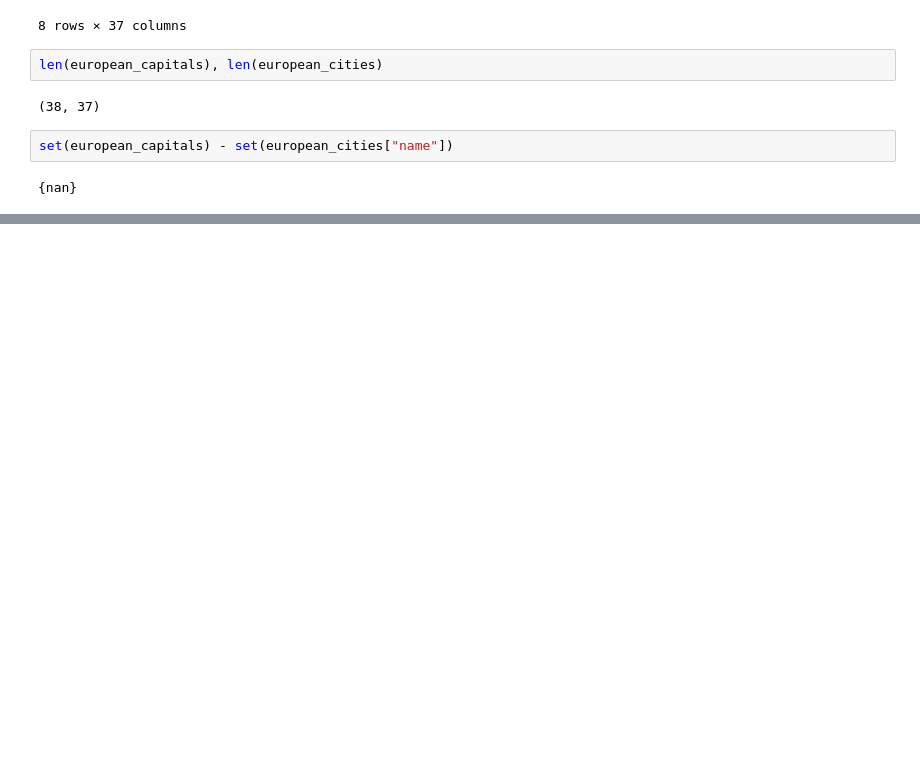
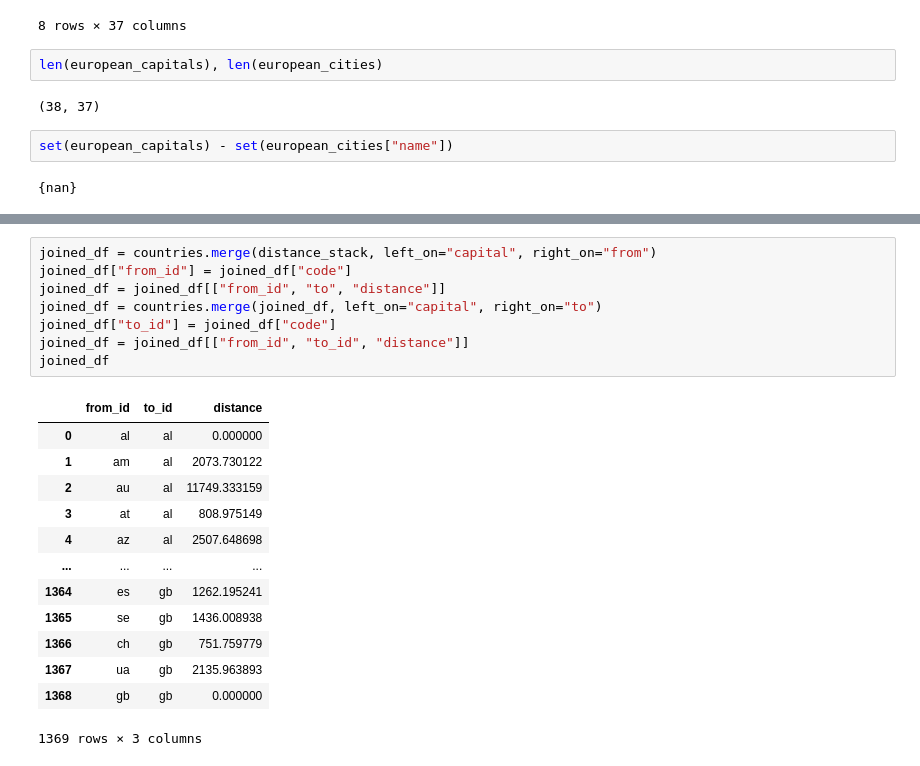
Before and after one commit to kluedemann/eurovision-voting-analysis, a Jupyter notebook: eurovision_distances.ipynb, the cells around one changed output, grey strips where cells are left out. Drawn from its saved outputs; the diff is of its cells as text; blank space fills up the shorter version.

```diff
--- a/eurovision_distances.ipynb
+++ b/eurovision_distances.ipynb
@@ -82,0 +175,22 @@ set(european_capitals) - set(european_cities["name"])
+# %%
+joined_df = countries.merge(distance_stack, left_on="capital", right_on="from")
+joined_df["from_id"] = joined_df["code"]
+joined_df = joined_df[["from_id", "to", "distance"]]
+joined_df = countries.merge(joined_df, left_on="capital", right_on="to")
+joined_df["to_id"] = joined_df["code"]
+joined_df = joined_df[["from_id", "to_id", "distance"]]
+joined_df
+# %% [output]
+|  | from_id | to_id | distance |
+| 0 | al | al | 0.000000 |
+| 1 | am | al | 2073.730122 |
+| 2 | au | al | 11749.333159 |
+| 3 | at | al | 808.975149 |
+| 4 | az | al | 2507.648698 |
+| ... | ... | ... | ... |
+| 1364 | es | gb | 1262.195241 |
+| 1365 | se | gb | 1436.008938 |
+| 1366 | ch | gb | 751.759779 |
+| 1367 | ua | gb | 2135.963893 |
+| 1368 | gb | gb | 0.000000 |
+1369 rows × 3 columns
```
Also changed, not shown: parts of 9 cells of this notebook, 1 other file.
